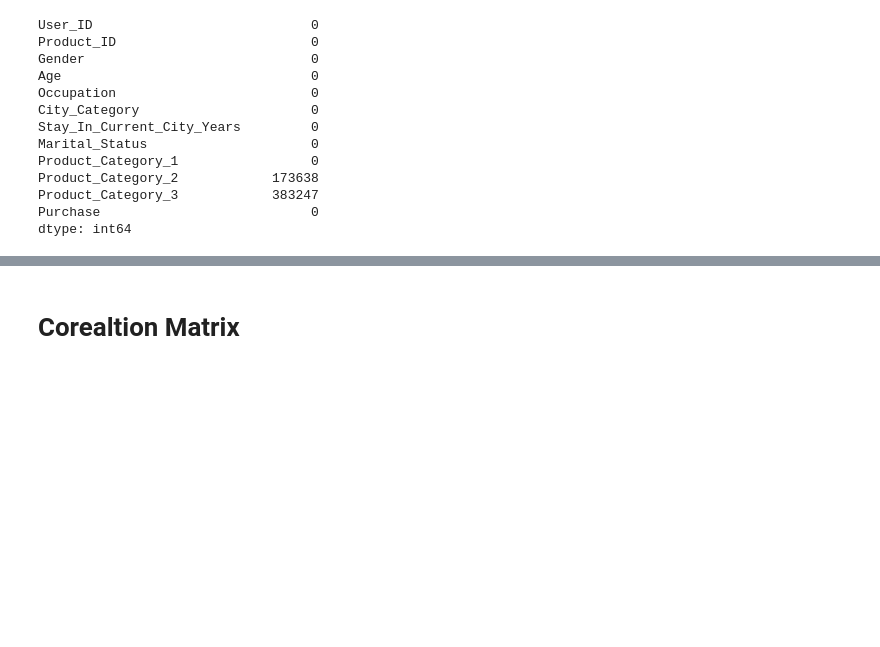
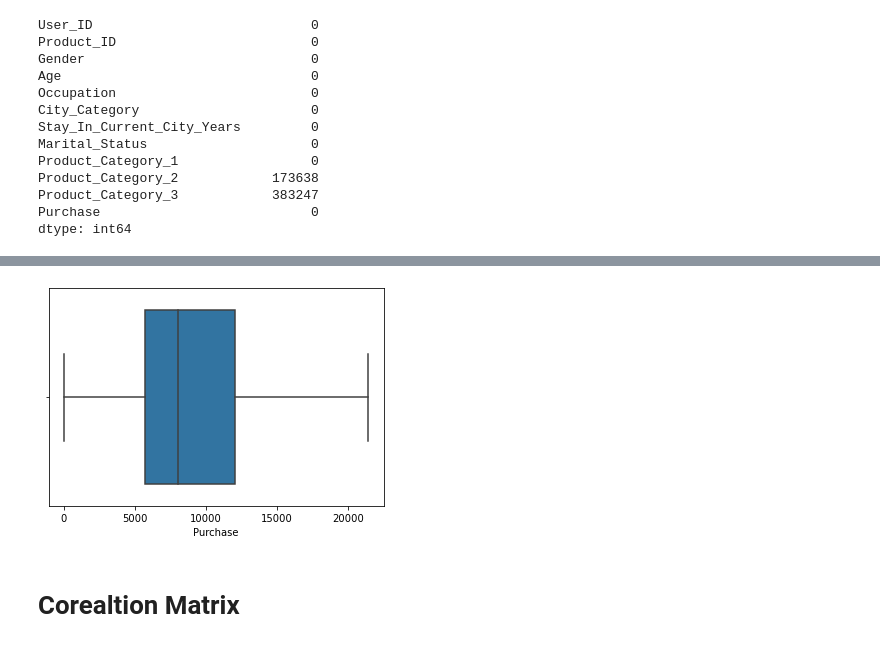
Before and after one commit to bhavesh-1995/fireblazework, a Jupyter notebook: fireblaze work/project2/Black Friday Sales Prediction/Black_friday-Copy1.ipynb, the cells around one changed output, grey strips where cells are left out. Cells and saved outputs as stored; diff of their text form; code cells hidden in the pictures; blank space fills up the shorter version.

```diff
--- a/fireblaze work/project2/Black Friday Sales Prediction/Black_friday-Copy1.ipynb
+++ b/fireblaze work/project2/Black Friday Sales Prediction/Black_friday-Copy1.ipynb
@@ -172,0 +234,4 @@ dtype: int64
+# %%
+sns.boxplot(df['Purchase']);
+# %% [output]
+[figure, added]
```
Also changed, not shown: parts of 39 cells of this notebook, 5 other files.
